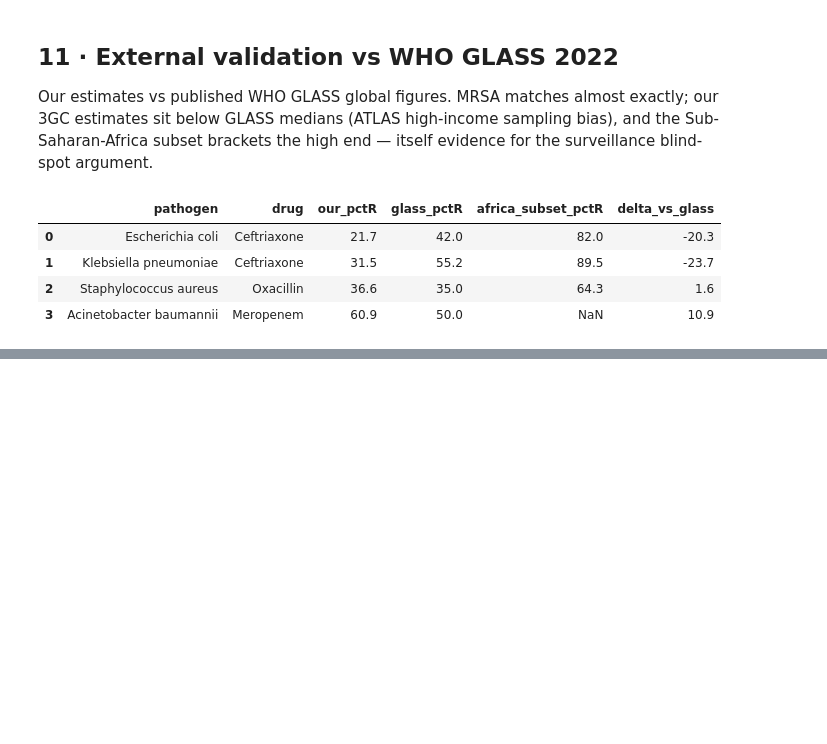
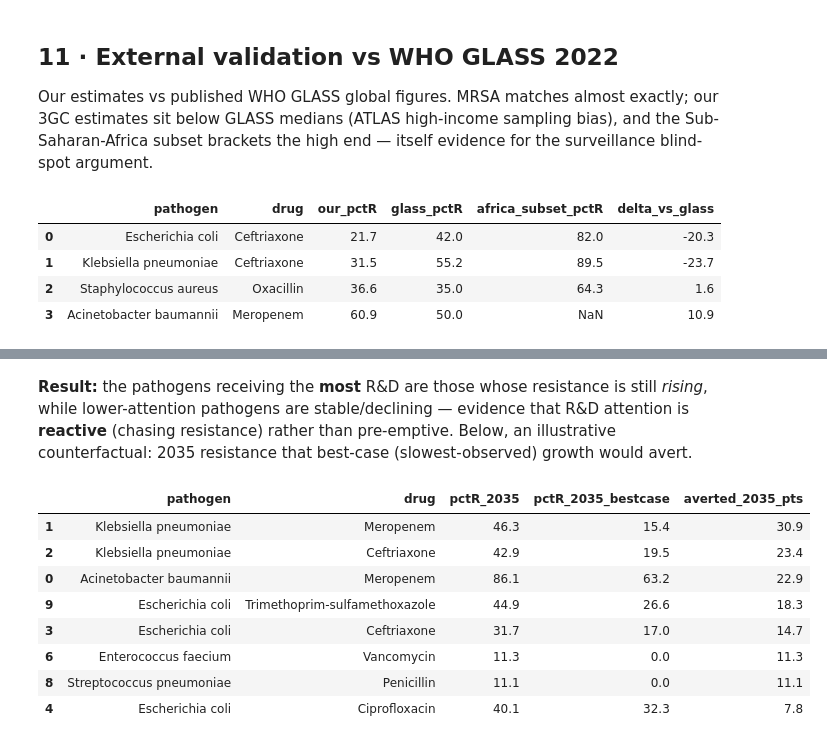
Before and after one commit to niyeldeii/AMR-VIVLI--treatment-gap-radar, a Jupyter notebook: treatment_gap_radar/notebooks/Treatment_Gap_Radar.ipynb, the cells around one changed output, grey strips where cells are left out. Cells and saved outputs as stored; diff of their text form; code cells hidden in the pictures; blank space fills up the shorter version.

```diff
--- a/treatment_gap_radar/notebooks/Treatment_Gap_Radar.ipynb
+++ b/treatment_gap_radar/notebooks/Treatment_Gap_Radar.ipynb
@@ -312 +329,19 @@ pd.read_parquet(PROCESSED_DIR / "glass_validation.parquet")[
+# %% [markdown]
+**Result:** the pathogens receiving the **most** R&D are those whose resistance is still
+*rising*, while lower-attention pathogens are stable/declining — evidence that R&D attention is
+**reactive** (chasing resistance) rather than pre-emptive. Below, an illustrative counterfactual:
+2035 resistance that best-case (slowest-observed) growth would avert.
+# %%
+pd.read_parquet(PROCESSED_DIR / "causal_counterfactual.parquet")[
+    ["pathogen", "drug", "pctR_2035", "pctR_2035_bestcase", "averted_2035_pts"]].head(8)
+# %% [output]
+|  | pathogen | drug | pctR_2035 | pctR_2035_bestcase | averted_2035_pts |
+| 1 | Klebsiella pneumoniae | Meropenem | 46.3 | 15.4 | 30.9 |
+| 2 | Klebsiella pneumoniae | Ceftriaxone | 42.9 | 19.5 | 23.4 |
+| 0 | Acinetobacter baumannii | Meropenem | 86.1 | 63.2 | 22.9 |
+| 9 | Escherichia coli | Trimethoprim-sulfamethoxazole | 44.9 | 26.6 | 18.3 |
+| 3 | Escherichia coli | Ceftriaxone | 31.7 | 17.0 | 14.7 |
+| 6 | Enterococcus faecium | Vancomycin | 11.3 | 0.0 | 11.3 |
+| 8 | Streptococcus pneumoniae | Penicillin | 11.1 | 0.0 | 11.1 |
+| 4 | Escherichia coli | Ciprofloxacin | 40.1 | 32.3 | 7.8 |
 # %% [markdown]
```
Also changed, not shown: parts of 4 cells of this notebook, 17 other files.
